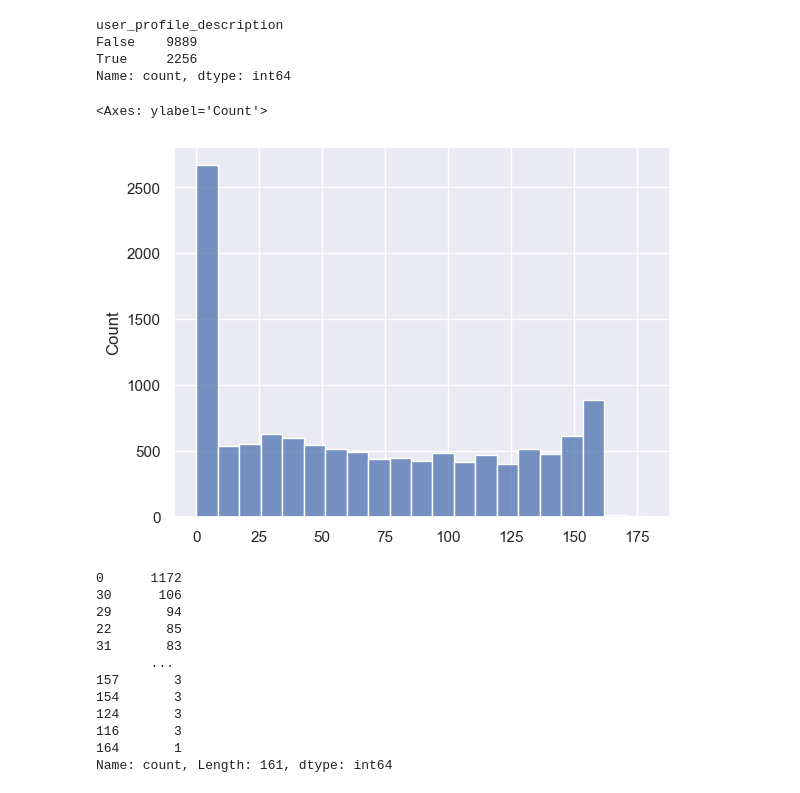
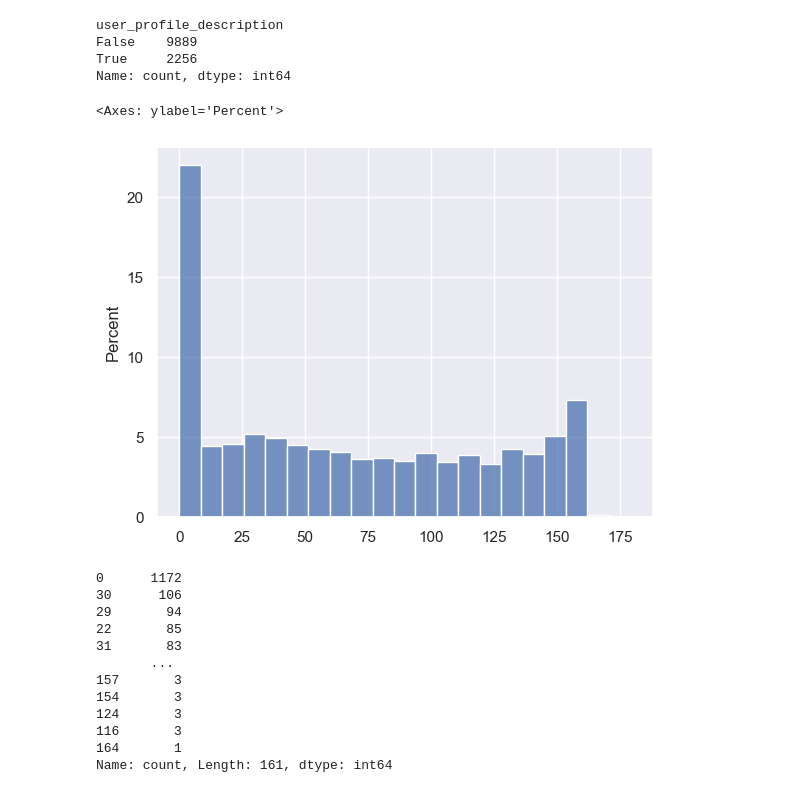
Before and after one commit to iSemantics-ai/Arabic-Propaganda-Detection, a Jupyter notebook: notebooks/lf_ideas_users.ipynb, the cells around one changed output. Saved outputs shown, nothing was run; the diff lists cells and outputs as text; code cells hidden in the pictures.

```diff
--- a/notebooks/lf_ideas_users.ipynb
+++ b/notebooks/lf_ideas_users.ipynb
@@ -175,10 +175,10 @@ False    9889
 True     2256
 Name: count, dtype: int64
 # %%
-sns.histplot(gen_bio_lens)
+sns.histplot(gen_bio_lens, stat="percent")
 # %% [output]
-<Axes: ylabel='Count'>
+<Axes: ylabel='Percent'>
-[figure, old version]
+[figure, new version]
 # %%
 pd.Series(prop_bio_lens).value_counts()
 # %% [output]
```
Also changed, not shown: parts of 10 cells of this notebook.
